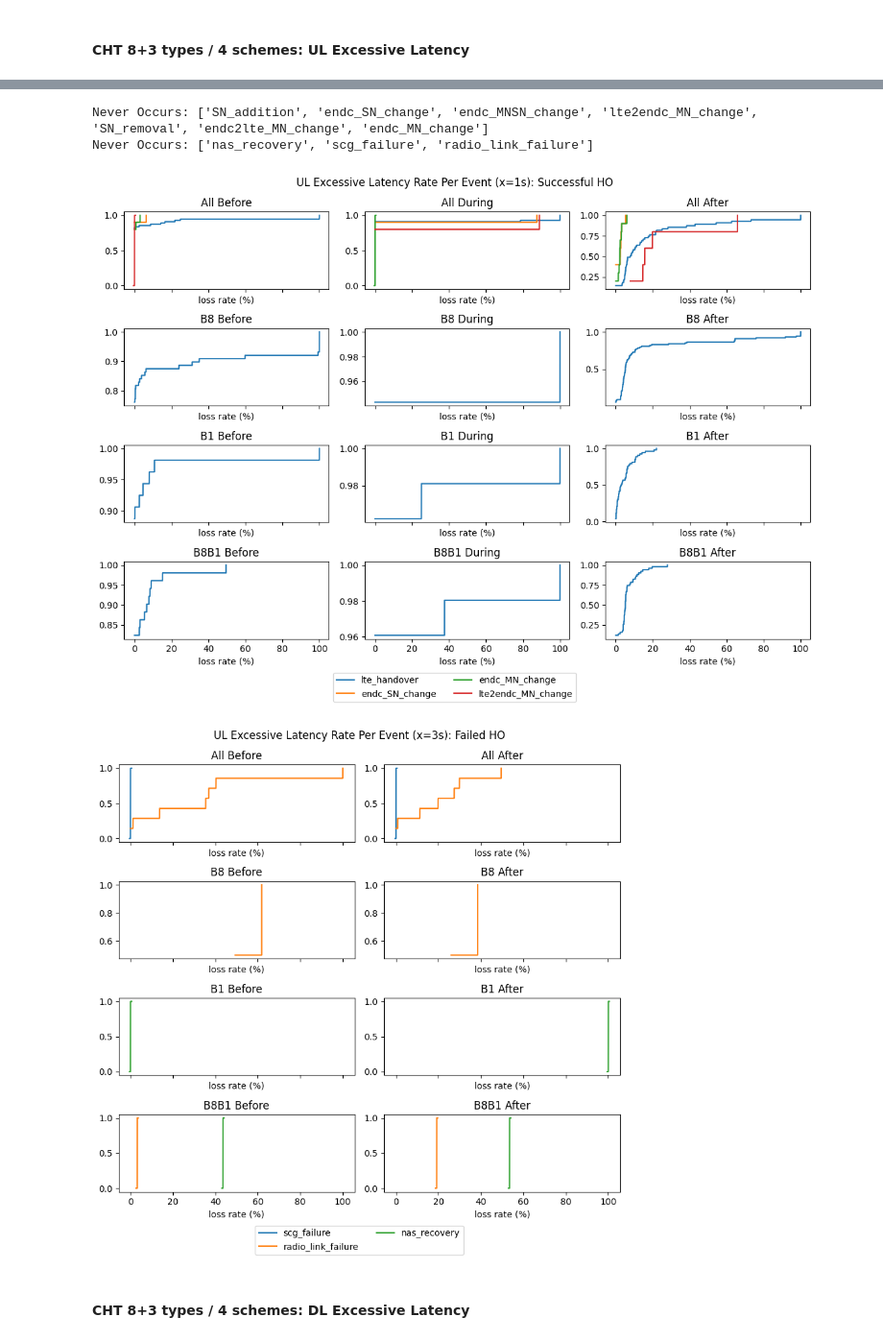
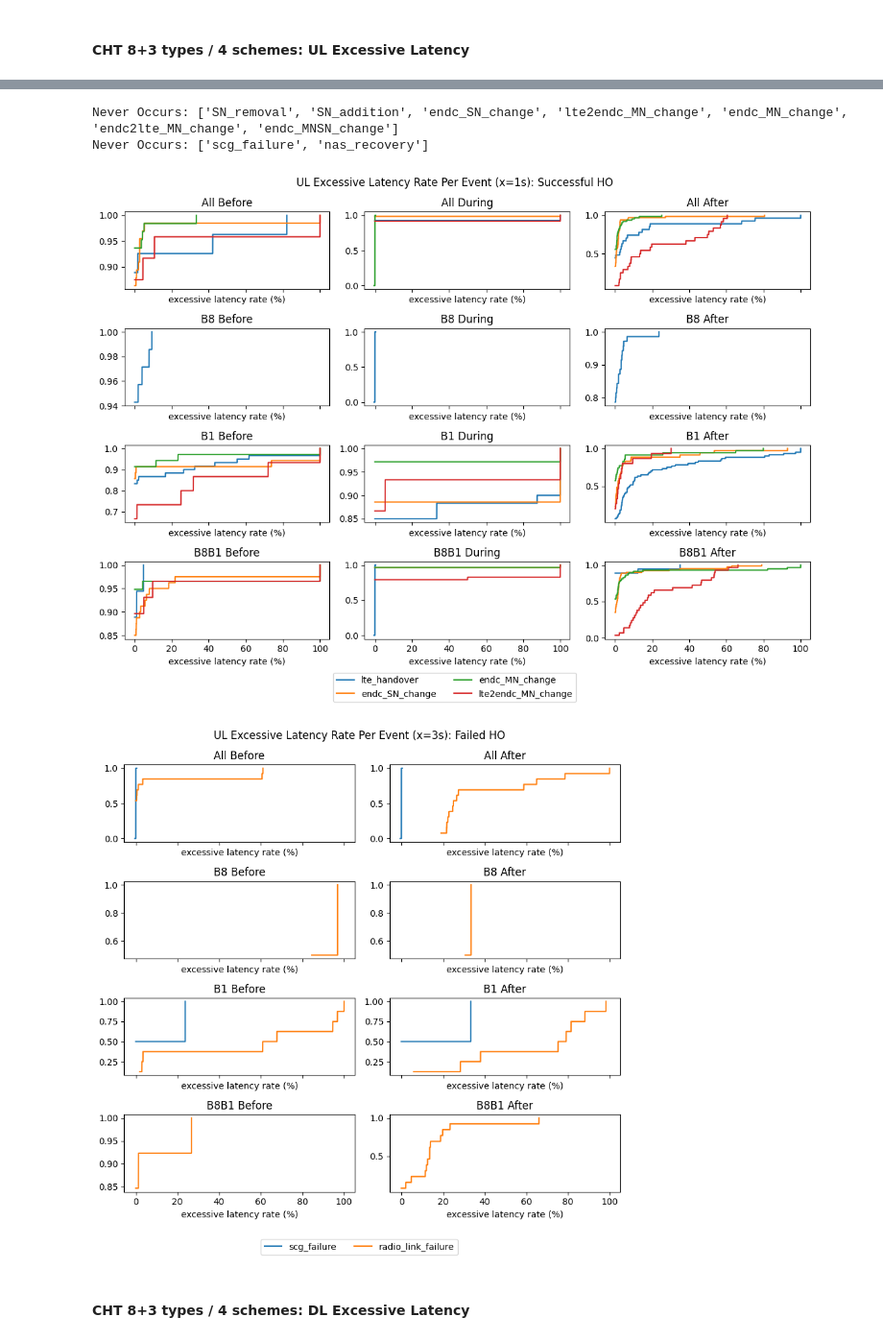
Before and after one commit to mollyy0514/wmnl-handoff-research, a Jupyter notebook: analysis/2022-12-27/udp_excl_classify.ipynb, the cells around one changed output, grey strips where cells are left out. Shown at 96% size. Saved outputs shown, nothing was run; the diff lists cells and outputs as text; code cells hidden in the pictures.

```diff
--- a/analysis/2022-12-27/udp_excl_classify.ipynb
+++ b/analysis/2022-12-27/udp_excl_classify.ipynb
@@ -1026,7 +1024,7 @@ for key in ["stable", "overall"]:
     data["Occurrence"][key] = '-'
     data["Excslat pkt number"][key] = _sum1
     data["Proportion (%)"][key] = round(_sum1 / (lodict["t_loss_num"]["overall"] + 1e-9) * 100, 1)
-    data["Avg excslat rate (%)"][key] = round(_sum1 / (_sum2 + 1e-9) * 100, 3) if sum2 > 0 else '-'
+    data["Avg excslat rate (%)"][key] = round(_sum1 / (_sum2 + 1e-9) * 100, 3) if _sum2 > 0 else '-'
     data["Avg excslat pkt per event"][key] = '-'
     # print(key, _sum1, round(_sum1 / 21803 *100, 3), round(_sum1 / (_sum2 + 1e-9) *100, 3))
 
@@ -1082,7 +1080,7 @@ labels = handover_types_0
 handles = [None]*len(labels)
 for i, _rel in enumerate(rel):
     ax[i].set_title(_rel.title())
-    ax[i].set_xlabel("loss rate (%)")
+    ax[i].set_xlabel("excessive latency rate (%)")
     for j, type_name in enumerate(handover_types_0):
         # data = lodict["loss_num"]["after_lte_handover"]
         # event_name = "before_{}".format(type_name)
@@ -1122,7 +1120,7 @@ labels = handover_fail_types
 handles = [None]*len(labels)
 for i, _rel in enumerate(rel):
     ax[i].set_title(_rel.title())
-    ax[i].set_xlabel("loss rate (%)")
+    ax[i].set_xlabel("excessive latency rate (%)")
     for j, type_name in enumerate(handover_fail_types):
         # data = lodict["loss_num"]["after_lte_handover"]
         # event_name = "before_{}".format(type_name)
@@ -1160,19 +1158,20 @@ Never Occurs: []
 # %%
 database = "/home/wmnlab/D/database/"
 exps = {
-        # "2022-12-20":
-        #     {  # experiment_name: (number_of_experiment_rounds, list_of_experiment_round)
-        #         # "_Bandlock_Udp_B1_B3":  (1, ["#01",]),
-        #         # "_Bandlock_Udp_B1_B3":  (2, ["#01", "#02",]),
-        #         "_Bandlock_Udp_B1_B3":  (6, ["#01", "#02", "#03", "#04", "#05", "#06"]),
+        "2022-12-20":
+            {  # experiment_name: (number_of_experiment_rounds, list_of_experiment_round)
+                # "_Bandlock_Udp_B1_B3":  (1, ["#01",]),
+                # "_Bandlock_Udp_B1_B3":  (2, ["#01", "#02",]),
+                # "_Bandlock_Udp_B1_B3":  (6, ["#01", "#02", "#03", "#04", "#05", "#06"]),
+                "_Bandlock_Udp_B1_B3":  (5, ["#01", "#03", "#04", "#05", "#06"]),
+            },
+        # "2022-12-22":
+        #     {
+        #         # "_Bandlock_Udp_B1_B3":  (3, ["#02", "#03", "#04",]),
+        #         # "_Bandlock_Udp_B3_B7":  (4, ["#01", "#02", "#03", "#04",]),
+        #         # "_Bandlock_Udp_B7_B8":  (4, ["#01", "#02", "#03", "#04",]),
+        #         "_Bandlock_Udp_B8_B1":  (4, ["#01", "#02", "#03", "#04",]),
         #     },
-        "2022-12-22":
-            {
-                # "_Bandlock_Udp_B1_B3":  (3, ["#02", "#03", "#04",]),
-                # "_Bandlock_Udp_B3_B7":  (4, ["#01", "#02", "#03", "#04",]),
-                # "_Bandlock_Udp_B7_B8":  (4, ["#01", "#02", "#03", "#04",]),
-                "_Bandlock_Udp_B8_B1":  (4, ["#01", "#02", "#03", "#04",]),
-            },
 }
 # devices = ["sm05",]
 # setnames = ["all",]
@@ -1320,7 +1319,7 @@ for k, (dev, stg) in enumerate(zip(devices, setnames)):
         data["Occurrence"][key] = '-'
         data["Excslat pkt number"][key] = _sum1
         data["Proportion (%)"][key] = round(_sum1 / (lodicts[k]["t_loss_num"]["overall"] + 1e-9) * 100, 1)
-        data["Avg excslat rate (%)"][key] = round(_sum1 / (_sum2 + 1e-9) * 100, 3) if sum2 > 0 else '-'
+        data["Avg excslat rate (%)"][key] = round(_sum1 / (_sum2 + 1e-9) * 100, 3) if _sum2 > 0 else '-'
         data["Avg excslat pkt per event"][key] = '-'
         # print(key, _sum1, round(_sum1 / 21803 *100, 3), round(_sum1 / (_sum2 + 1e-9) *100, 3))
 
@@ -1454,7 +1453,7 @@ colors = ['tab:blue', 'tab:purple', 'tab:brown', 'tab:orange', 'tab:green', 'tab
 for k, (dev, stg) in enumerate(zip(devices, setnames)):
     for i, _rel in enumerate(rel):
         ax[k, i].set_title("{} {}".format(stg, _rel).title())
-        ax[k, i].set_xlabel("loss rate (%)")
+        ax[k, i].set_xlabel("excessive latency rate (%)")
         for j, type_name in enumerate(handover_types_0):
             # data = lodicts[k]["loss_num"]["after_lte_handover"]
             # event_name = "before_{}".format(type_name)
@@ -1500,40 +1499,40 @@ colors = ['tab:blue', 'tab:orange', 'tab:green', 'tab:red', 'tab:purple', 'tab:b
 for k, (dev, stg) in enumerate(zip(devices, setnames)):
     for i, _rel in enumerate(rel):
         ax[k, i].set_title("{} {}".format(stg, _rel).title())
-        ax[k, i].set_xlabel("loss rate (%)")
+        ax[k, i].set_xlabel("excessive latency rate (%)")
         for j, type_name in enumerate(handover_fail_types):
             # data = lodicts[k]["loss_num"]["after_lte_handover"]
             # event_name = "before_{}".format(type_name)
             event_name = "{}_{}".format(_rel, type_name)
             data1 = lodicts[k]["loss_num"][event_name]
             data2 = lodicts[k]["pkt_num"][event_name]
             data = [round(numer / (denom + 1e-9) * 100, 3) for numer, denom in zip(data1, data2)]
             if len(data) == 0:
                 _never_occurs.add(type_name)
                 continue
             # print(data)
             count, bins_count = np.histogram(data, bins=5000)
             # print(count, bins_count)
             pdf = count / sum(count)
             cdf = np.cumsum(pdf)
             # ax[k, i].plot(bins_count[1:], cdf, label=event_name)
             handles[j], = ax[k, i].plot(bins_count[1:], cdf, c=colors[j])
 axbox = ax[3, 1].get_position()
 # print(axbox)
 labels = [item for key, item in zip(handles, labels) if key != None]
 handles = [item for item in handles if item != None]
 fig.legend(
     handles=handles, labels=labels,
     loc='lower center', bbox_to_anchor=[0, axbox.y0-0.17,1,1], ncol=2)
 fig.tight_layout()
 fig.savefig(os.path.join(figdir, "ulexcl_Fail_{}.png".format(setnames[3])), bbox_inches='tight')
 fig.show()
 print("Never Occurs:", list(_never_occurs))
 # %% [output]
-Never Occurs: ['SN_addition', 'endc_SN_change', 'endc_MNSN_change', 'lte2endc_MN_change', 'SN_removal', 'endc2lte_MN_change', 'endc_MN_change']
-Never Occurs: ['nas_recovery', 'scg_failure', 'radio_link_failure']
+Never Occurs: ['SN_removal', 'SN_addition', 'endc_SN_change', 'lte2endc_MN_change', 'endc_MN_change', 'endc2lte_MN_change', 'endc_MNSN_change']
+Never Occurs: ['scg_failure', 'nas_recovery']
-[figure, old version]
+[figure, new version]
-[figure, old version]
+[figure, new version]
 # %% [markdown]
 #### CHT 8+3 types / 4 schemes: DL Excessive Latency
 # %%
```
Also changed, not shown: parts of 9 cells of this notebook, 24 other files.
